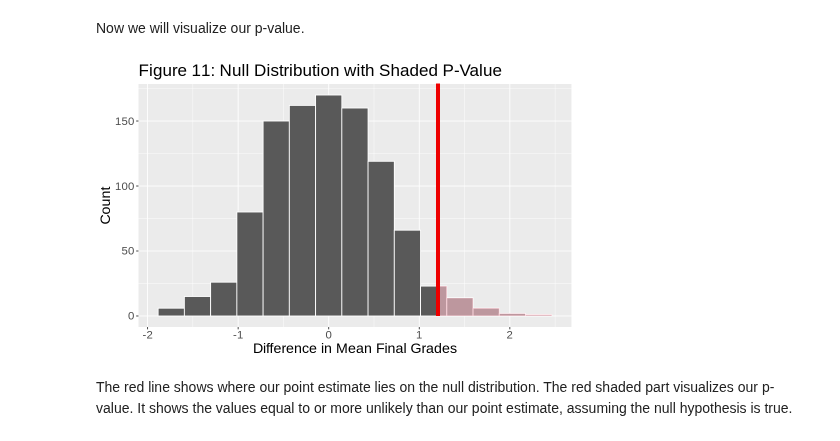
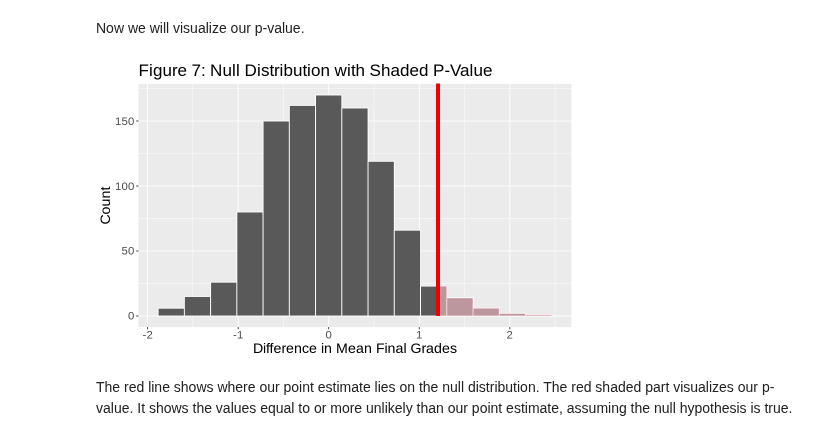
Before and after one commit to jjadeb/stat-201-project, a Jupyter notebook: src/final_report.ipynb, the cells around one changed output. Saved outputs shown, nothing was run; the diff lists cells and outputs as text; code cells hidden in the pictures.

```diff
--- a/src/final_report.ipynb
+++ b/src/final_report.ipynb
@@ -392,14 +393,14 @@ Now we will visualize our p-value.
 # %%
 null_p_plot <- visualize(null_distribution)  +
 theme(text = element_text(size = 17)) +
-ggtitle("Figure 11: Null Distribution with Shaded P-Value") +
+ggtitle("Figure 7: Null Distribution with Shaded P-Value") +
 xlab("Difference in Mean Final Grades") +
 ylab("Count") +
 shade_p_value(obs_stat = obs_diff_mean, direction = "right")
 
 null_p_plot
 # %% [output]
-[figure, old version]
+[figure, new version]
 # %% [markdown]
 The red line shows where our point estimate lies on the null distribution. The red shaded part visualizes our p-value. It shows the values equal to or more unlikely than our point estimate, assuming the null hypothesis is true.
 # %% [markdown]
```
Also changed, not shown: parts of 14 cells of this notebook.
